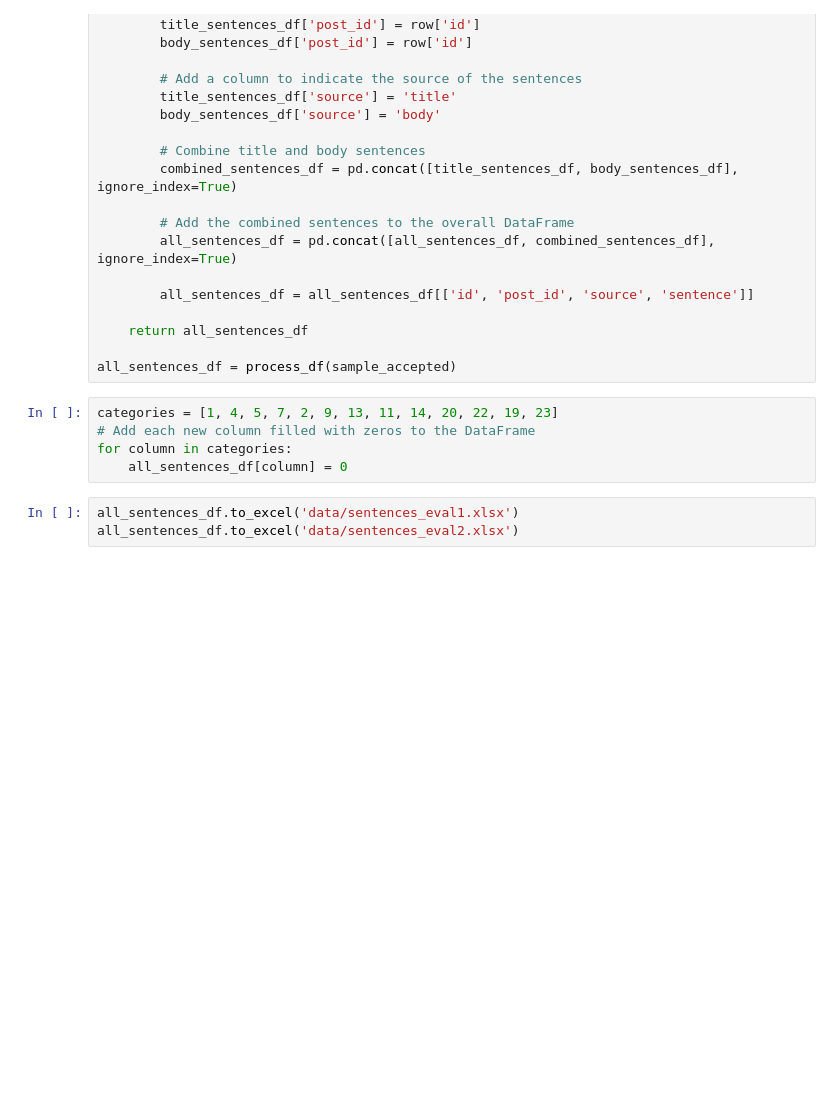
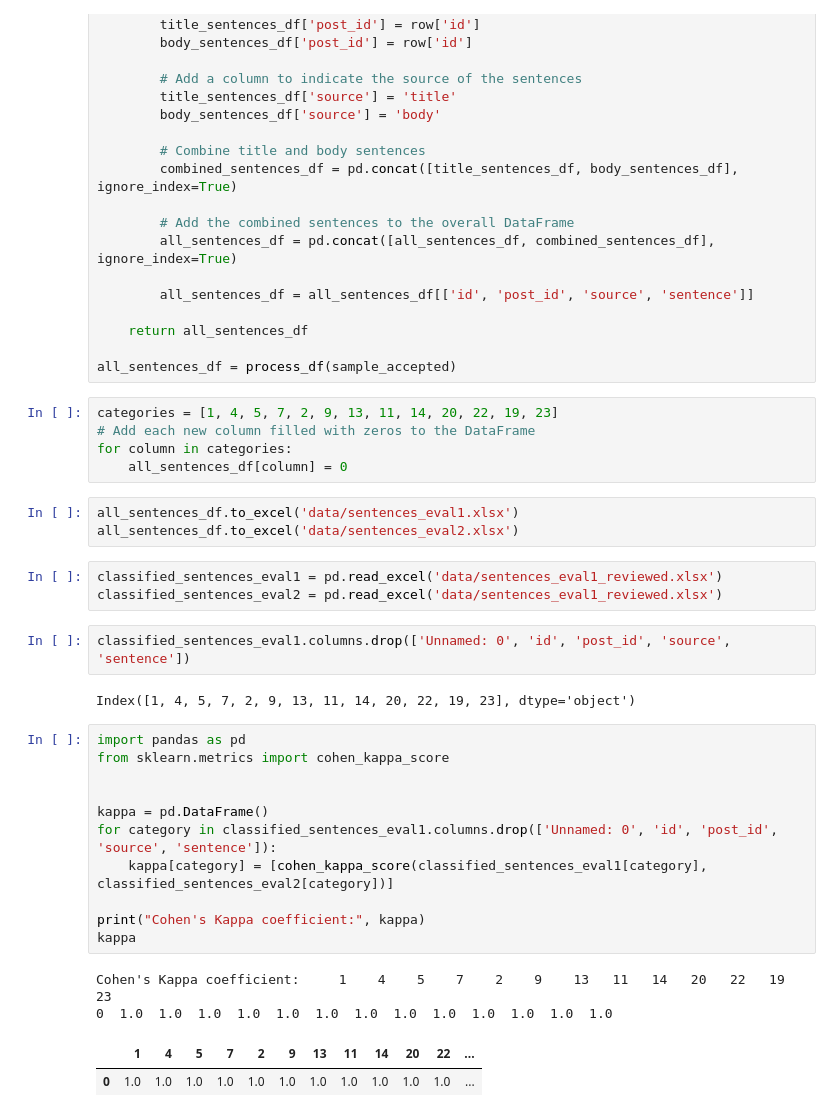
Before and after one commit to sandro-hernandez/GA_Developer_Needs_replication_package, a Jupyter notebook: Taxonomy/taxonomy.ipynb, the cells around one changed output. Drawn from its saved outputs; the diff is of its cells as text; blank space fills up the shorter version.

```diff
--- a/Taxonomy/taxonomy.ipynb
+++ b/Taxonomy/taxonomy.ipynb
@@ -221,3 +221,26 @@ for column in categories:
 # %%
 all_sentences_df.to_excel('data/sentences_eval1.xlsx')
 all_sentences_df.to_excel('data/sentences_eval2.xlsx')
+# %%
+classified_sentences_eval1 = pd.read_excel('data/sentences_eval1_reviewed.xlsx')
+classified_sentences_eval2 = pd.read_excel('data/sentences_eval1_reviewed.xlsx')
+# %%
+classified_sentences_eval1.columns.drop(['Unnamed: 0', 'id', 'post_id', 'source', 'sentence'])
+# %% [output]
+Index([1, 4, 5, 7, 2, 9, 13, 11, 14, 20, 22, 19, 23], dtype='object')
+# %%
+import pandas as pd
+from sklearn.metrics import cohen_kappa_score
+
+
+kappa = pd.DataFrame()
+for category in classified_sentences_eval1.columns.drop(['Unnamed: 0', 'id', 'post_id', 'source', 'sentence']):
+    kappa[category] = [cohen_kappa_score(classified_sentences_eval1[category], classified_sentences_eval2[category])]
+
+print("Cohen's Kappa coefficient:", kappa)
+kappa
+# %% [output]
+Cohen's Kappa coefficient:     1    4    5    7    2    9    13   11   14   20   22   19   23
+0  1.0  1.0  1.0  1.0  1.0  1.0  1.0  1.0  1.0  1.0  1.0  1.0  1.0
+|  | 1 | 4 | 5 | 7 | 2 | 9 | 13 | 11 | 14 | 20 | 22 | ... |
+| 0 | 1.0 | 1.0 | 1.0 | 1.0 | 1.0 | 1.0 | 1.0 | 1.0 | 1.0 | 1.0 | 1.0 | ... |
```
Also changed, not shown: parts of 1 cell of this notebook, 6 other files.
